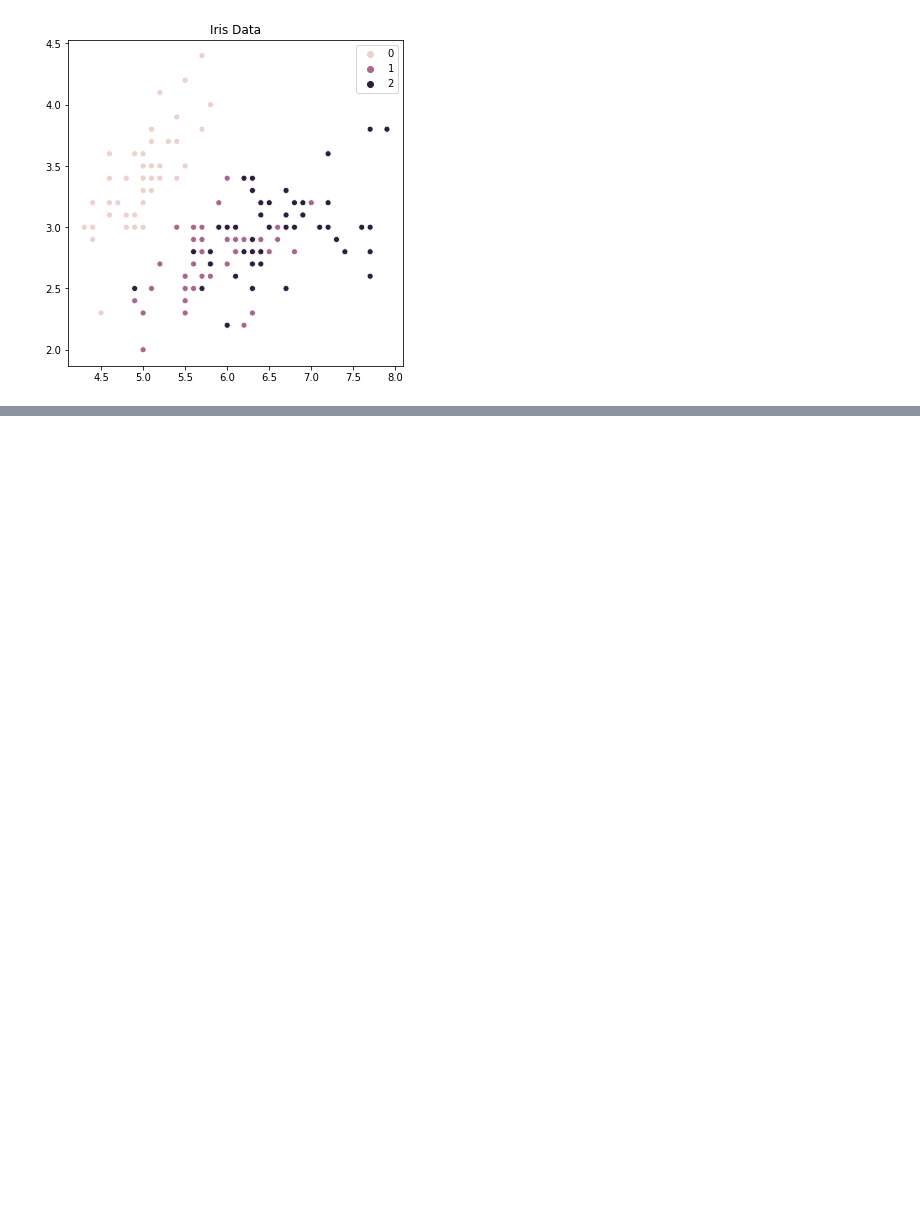
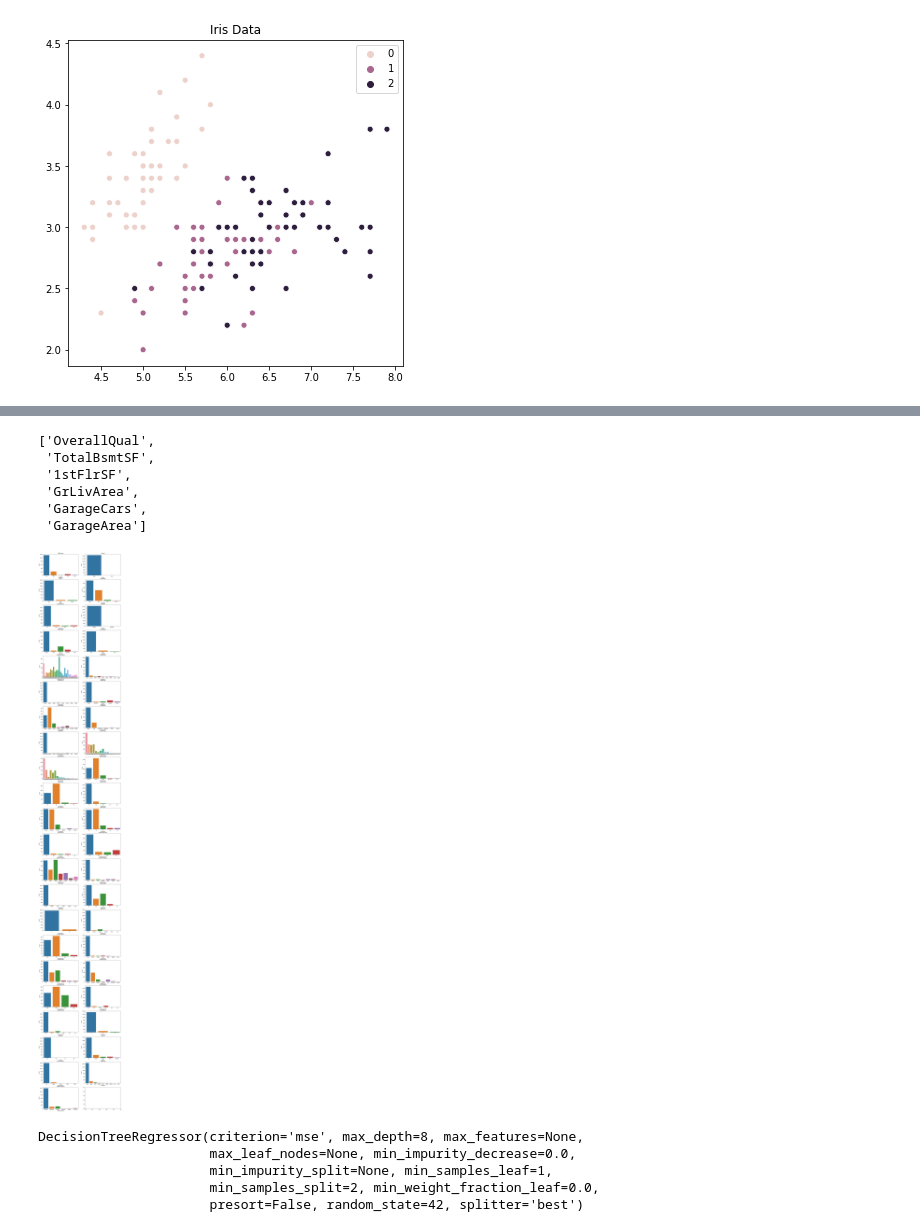
Before and after one commit to Asphalt93/dmqa_study, a Jupyter notebook: dmqa_pytorch/2019_MachineLearning/ML_Algorithm/01_DecisionTree(CART).ipynb, the cells around one changed output, grey strips where cells are left out. Saved outputs shown, nothing was run; the diff lists cells and outputs as text; code cells hidden in the pictures; blank space fills up the shorter version.

```diff
--- a/dmqa_pytorch/2019_MachineLearning/ML_Algorithm/01_DecisionTree(CART).ipynb
+++ b/dmqa_pytorch/2019_MachineLearning/ML_Algorithm/01_DecisionTree(CART).ipynb
@@ -282,0 +431,25 @@ DecisionTreeClassifier(class_weight=None, criterion='gini', max_depth=None,
+# %%
+# SalePrice와의 상관관계가 0.6이 넘는 numeric columns 추출
+col_number_selected =\
+list(dict(
+    filter(lambda x: x[1] == True,
+           dict(dfh[col_number].corr()['SalePrice'].apply(np.abs) > 0.6).items()
+          )
+).keys())[:-1]
+
+col_number_selected
+# %% [output]
+['OverallQual',
+ 'TotalBsmtSF',
+ '1stFlrSF',
+ 'GrLivArea',
+ 'GarageCars',
+ 'GarageArea']
+# %%
+fig, axs = plt.subplots(ncols=2, nrows=22, figsize=(15,110))
+for i, c in enumerate(col_object):
+    sns.countplot(dfh[c], ax=axs[i//2,i%2])
+    axs[i//2,i%2].set_title(c)
+plt.show()
+# %% [output]
+[figure, added]
@@ -282,0 +467,9 @@ DecisionTreeClassifier(class_weight=None, criterion='gini', max_depth=None,
+# %%
+model_tree = DecisionTreeRegressor(random_state=42, max_depth=8)
+model_tree.fit(X_train,y_train)
+# %% [output]
+DecisionTreeRegressor(criterion='mse', max_depth=8, max_features=None,
+                      max_leaf_nodes=None, min_impurity_decrease=0.0,
+                      min_impurity_split=None, min_samples_leaf=1,
+                      min_samples_split=2, min_weight_fraction_leaf=0.0,
+                      presort=False, random_state=42, splitter='best')
```
Also changed, not shown: parts of 40 cells of this notebook, 5 other files.
